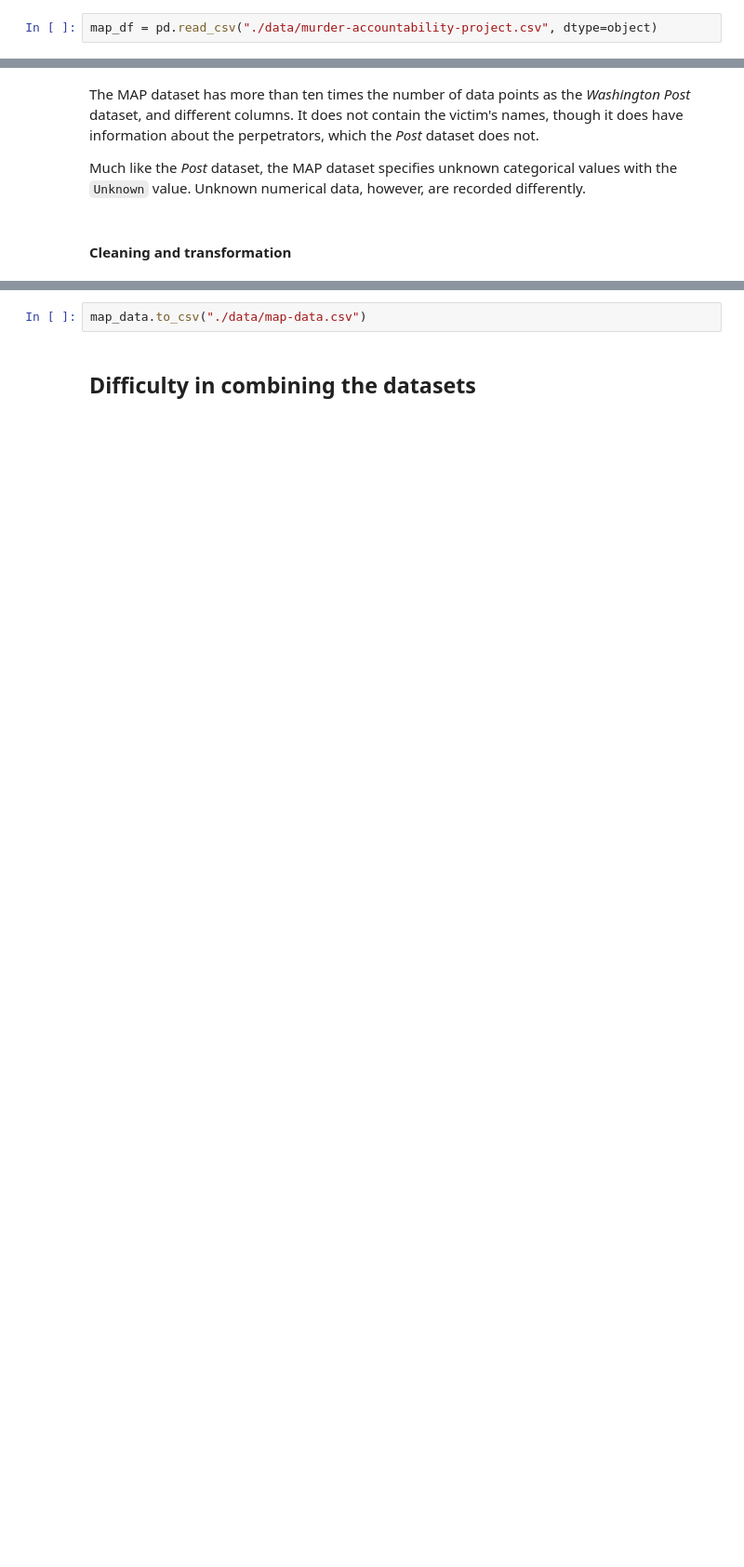
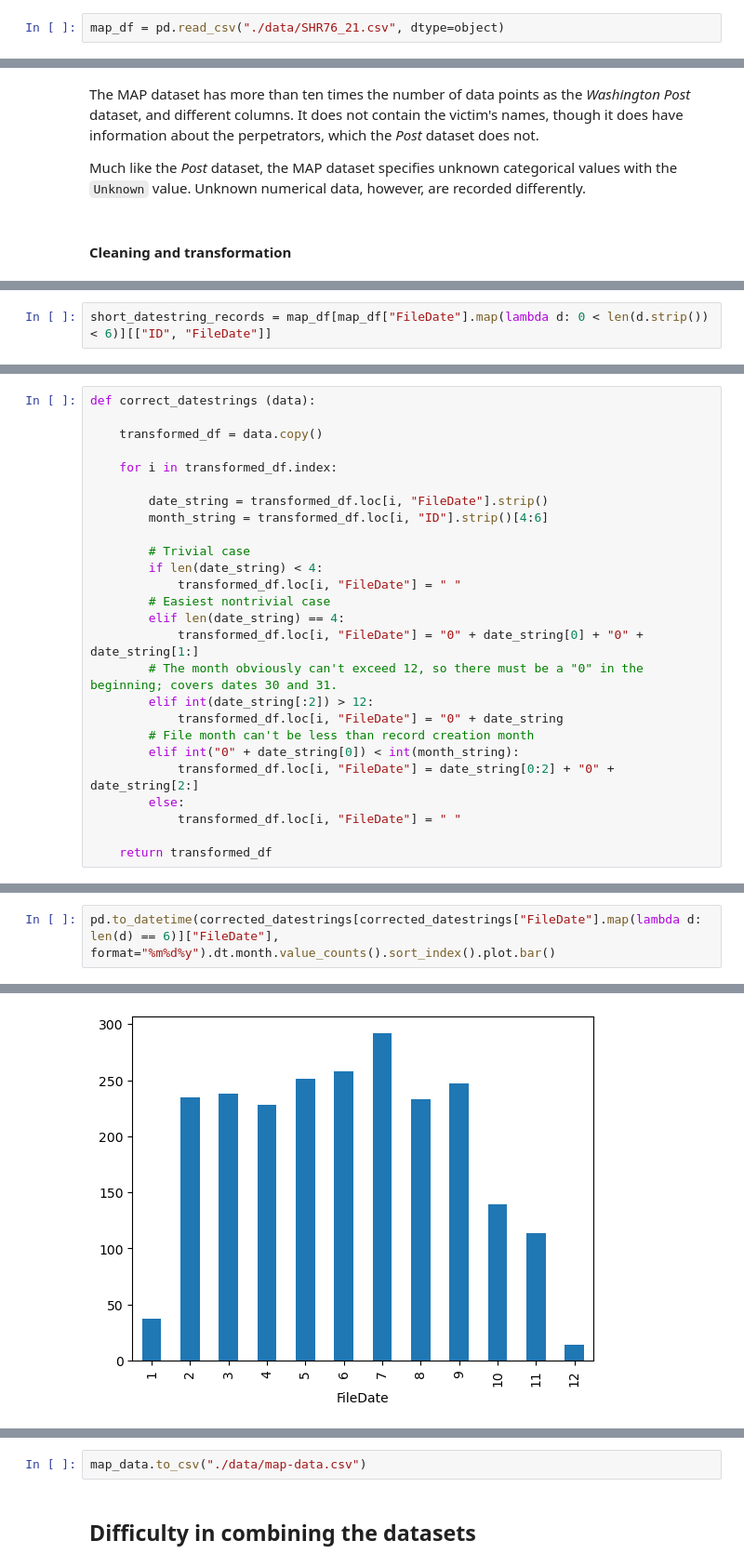
Before and after one commit to kash-patel/advindata-homicide, a Jupyter notebook: 01-data.ipynb, the cells around one changed output, grey strips where cells are left out. Shown: that part at 93% size. Saved outputs shown, nothing was run; the diff lists cells and outputs as text; blank space fills up the shorter version.

```diff
--- a/01-data.ipynb
+++ b/01-data.ipynb
@@ -41,7 +41,7 @@ The data columns will be formatted after some initial exploration.
 # %%
 post_df = pd.read_excel("./data/homicide-data.xlsx", dtype=object)
 # %%
-map_df = pd.read_csv("./data/murder-accountability-project.csv", dtype=object)
+map_df = pd.read_csv("./data/SHR76_21.csv", dtype=object)
 # %% [markdown]
 We will also enable an option to see all the columns of a DataFrame:
 # %%
@@ -213,0 +220,2 @@ The `State` column lists the full name of the state rather than the two-letter a
+# %%
+short_datestring_records = map_df[map_df["FileDate"].map(lambda d: 0 < len(d.strip()) < 6)][["ID", "FileDate"]]
@@ -213,0 +263,26 @@ The `State` column lists the full name of the state rather than the two-letter a
+# %%
+def correct_datestrings (data):
+
+    transformed_df = data.copy()
+
+    for i in transformed_df.index:
+
+        date_string = transformed_df.loc[i, "FileDate"].strip()
+        month_string = transformed_df.loc[i, "ID"].strip()[4:6]
+
+        # Trivial case
+        if len(date_string) < 4:
+            transformed_df.loc[i, "FileDate"] = " "
+        # Easiest nontrivial case
+        elif len(date_string) == 4:
+            transformed_df.loc[i, "FileDate"] = "0" + date_string[0] + "0" + date_string[1:]
+        # The month obviously can't exceed 12, so there must be a "0" in the beginning; covers dates 30 and 31.
+        elif int(date_string[:2]) > 12:
+            transformed_df.loc[i, "FileDate"] = "0" + date_string
+        # File month can't be less than record creation month
+        elif int("0" + date_string[0]) < int(month_string):
+            transformed_df.loc[i, "FileDate"] = date_string[0:2] + "0" + date_string[2:]
+        else:
+            transformed_df.loc[i, "FileDate"] = " "
+
+    return transformed_df
@@ -213,0 +315,3 @@ The `State` column lists the full name of the state rather than the two-letter a
+# %%
+pd.to_datetime(corrected_datestrings[corrected_datestrings["FileDate"].map(lambda d: len(d) == 6)]["FileDate"], format="%m%d%y").dt.month.value_counts().sort_index().plot.bar()
+# %% [output]
@@ -213,0 +319 @@ The `State` column lists the full name of the state rather than the two-letter a
+[figure, added]
```
Also changed, not shown: parts of 90 cells of this notebook.
